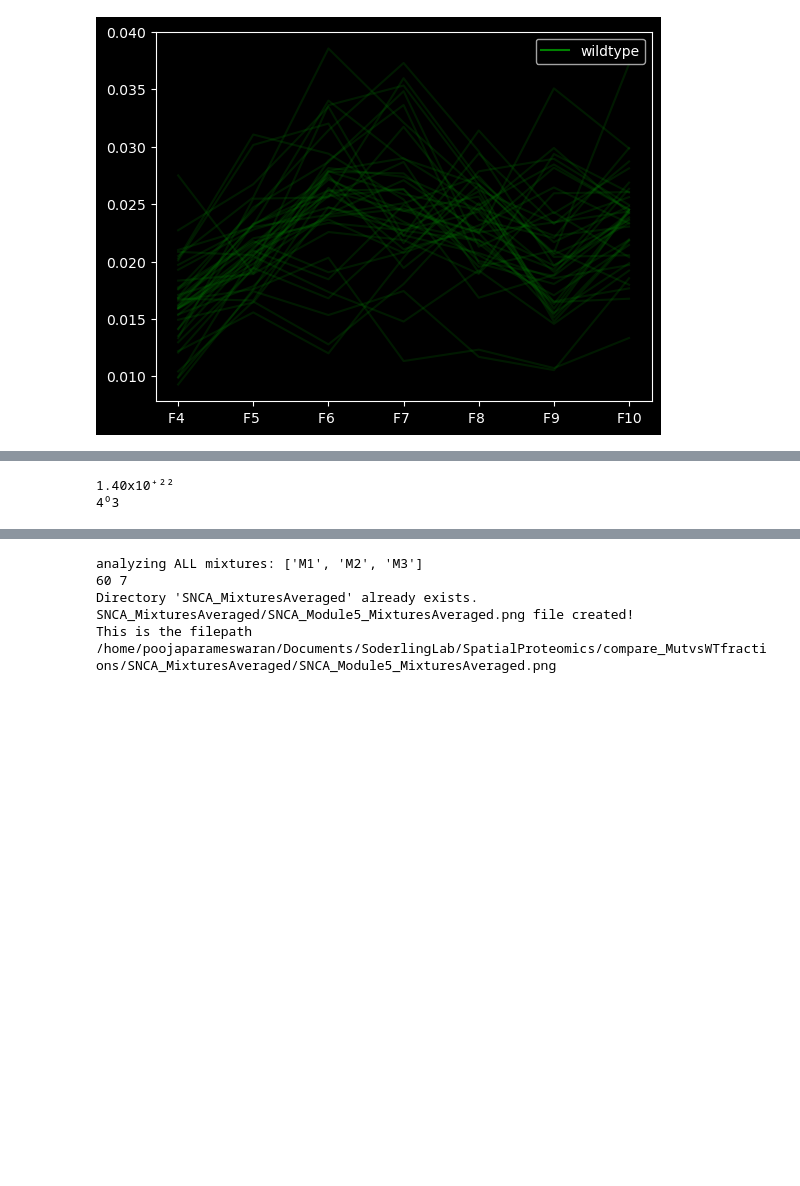
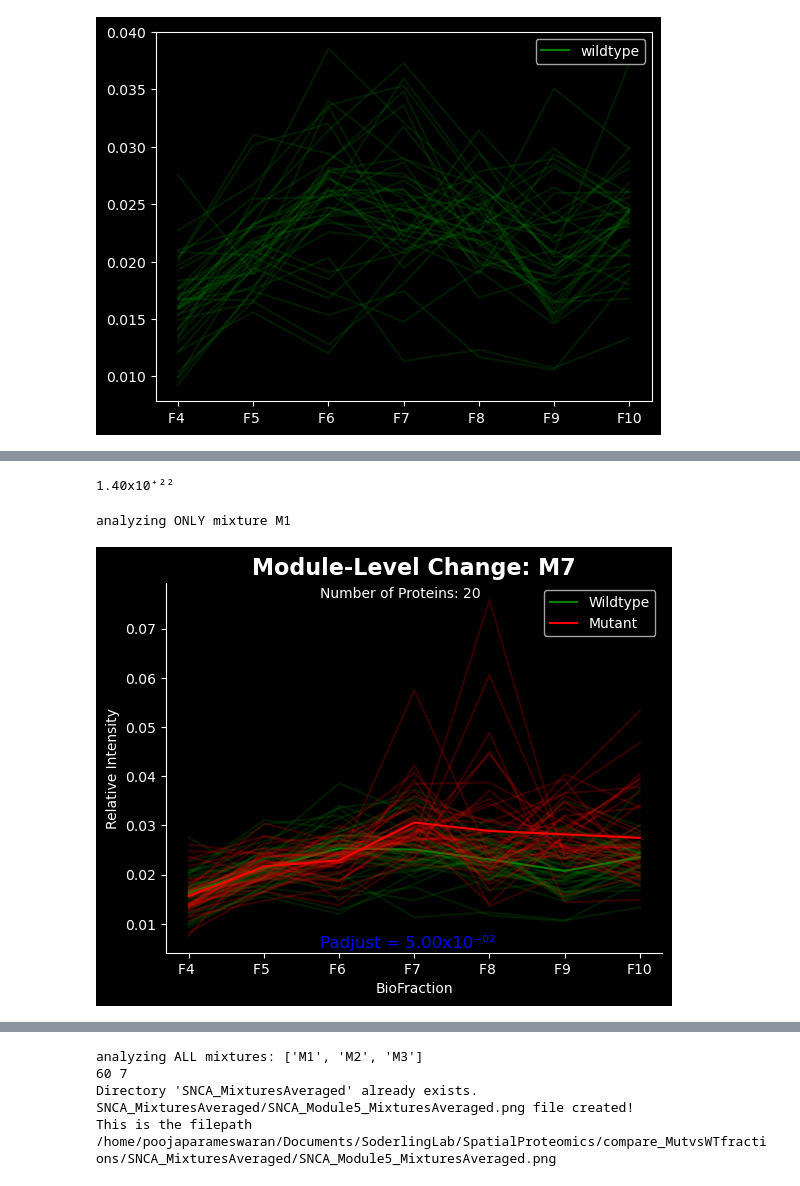
Before and after one commit to ssoderlinglab/SpatialProteomics, a Jupyter notebook: compare_MutvsWTfractions/WT_Mut_fractionPlot.ipynb, the cells around one changed output, grey strips where cells are left out. Cells and saved outputs as stored; diff of their text form; code cells hidden in the pictures; blank space fills up the shorter version.

```diff
--- a/compare_MutvsWTfractions/WT_Mut_fractionPlot.ipynb
+++ b/compare_MutvsWTfractions/WT_Mut_fractionPlot.ipynb
@@ -159,7 +151,7 @@ In this dataset, the wildtype is classified as 'WildType' and the mutant is clas
 # %%
 def pull_Module_WT_data(newdf, proteins, genes, fractions, mixtures):
     wt_dictionary = {}
-    for gene in tqdm(genes):
+    for gene in tqdm(genes, desc="iterating through genes in WT proteome"):
         ind = newdf[newdf["Gene"] == gene].index
         gene_mixtures = {}
         for i in ind:
@@ -246,7 +238,5 @@ def as_sn(number):
     return formatted_number
 form = as_sn(1.399393e22)
 print(form)
-print('4' + '\u2070' + '3')
 # %% [output]
 1.40x10⁺²²
-4⁰3
@@ -253 +245,61 @@ print('4' + '\u2070' + '3')
+# %%
+def plot_MUTWT_1mix(wt_dictionary, mut_dictionary, significant_module, pAdjustScore, nProts, fractions, mixture_to_analyze):
+    fig, ax = plt.subplots()
+    print(f"analyzing ONLY mixture {mixture_to_analyze}")
+
+    WT, Mut = [], []
+
+    # Determine the alpha value based on the number of proteins
+    if nProts < 50:
+        alpha = 0.2
+    elif 50 <= nProts <= 100:
+        alpha = 0.1
+    else:  # nProts >= 101
+        alpha = 0.08
+
+    # Processing Wild Type data
+    for gene in wt_dictionary.keys():
+        wt_mixturevals = list(wt_dictionary[gene][mixture_to_analyze])
+        WT.append(wt_mixturevals)
+        ax.plot(fractions, wt_mixturevals, color="green", alpha=alpha)
+    WT_average = np.mean(WT, axis=0)
+    ax.plot(fractions, WT_average, color="green")
+
+    # Processing Mutant data
+    for gene in mut_dictionary.keys():
+        mut_mixtures = list(mut_dictionary[gene][mixture_to_analyze])
+        Mut.append(mut_mixtures)
+        ax.plot(fractions, mut_mixtures, color="red", alpha=alpha)
+    MUT_average = np.mean(Mut, axis=0)
+    ax.plot(fractions, MUT_average, color="red")
+
+    # Add legends
+    green_line = plt.Line2D([0], [0], color='green', label='Wildtype')
+    red_line = plt.Line2D([0], [0], color='red', label='Mutant')
+    ax.legend(handles=[green_line, red_line])
+
+    directory = f"{gene_analyzing}_Mixture{mixture_to_analyze}"
+
+
+    # Plot formatting and saving
+    ax.set_xlabel("BioFraction")
+    ax.set_ylabel("Relative Intensity")  # FIXME: Needs normalization to log2scale
+    ax.set_title(f"Module-Level Change: M{significant_module}", fontsize=16, fontweight="bold")
+    ymin, ymax = plt.ylim()
+    plt.text(1.75, ymin + 0.001, f'Padjust = {as_sn(float(pAdjustScore))}', fontsize=12, color='blue')
+    plt.text(1.75, ymax - 0.003, f"Number of Proteins: {nProts}", fontsize=10)
+    plt.gca().spines['top'].set_visible(False)
+    plt.gca().spines['right'].set_visible(False)
+
+    savefigure = f"{directory}/{gene_analyzing}_Module{significant_module}_Mixture{mixture_to_analyze}.png"
+    ensure_dirs_exists(savefigure)
+    plt.savefig(savefigure)
+
+
+    return WT, Mut, mixture_to_analyze
+WT, MUT, mixture_to_analyze = plot_MUTWT_1mix(wildtype_dict, mutant_dict, significant_module, 0.05, 20, fractions,
+                                              mixture_to_analyze)
+# %% [output]
+analyzing ONLY mixture M1
+[figure, added]
 # %%
```
Also changed, not shown: parts of 8 cells of this notebook.
